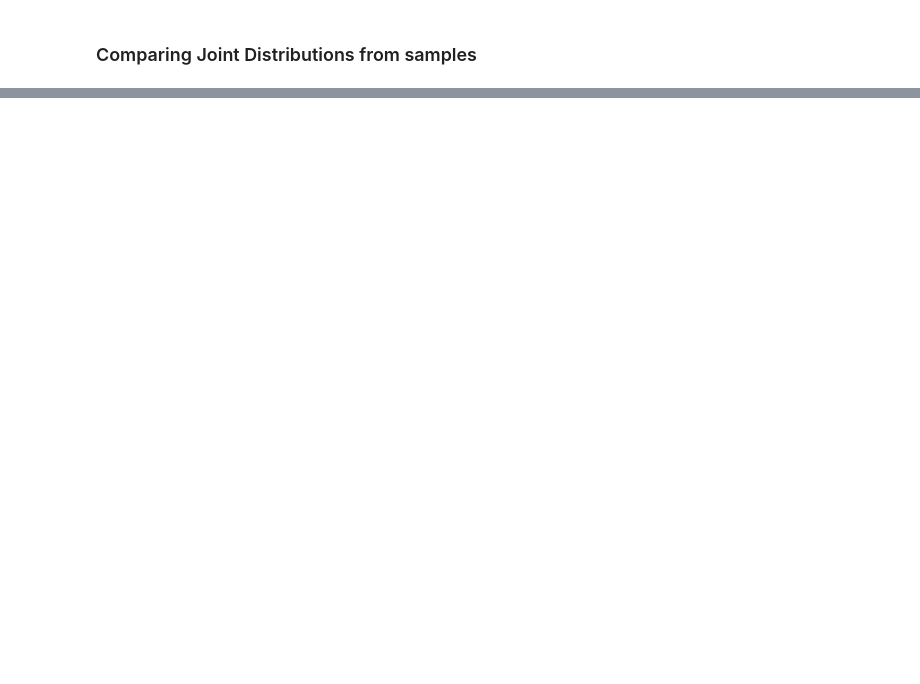
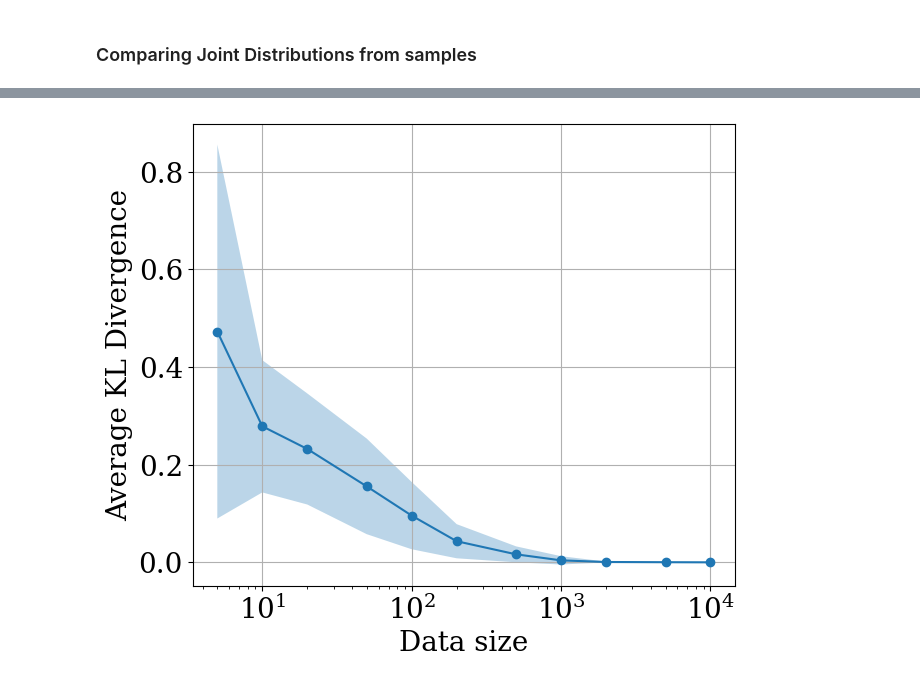
Before and after one commit to pratik2358/bayes_net_learning, a Jupyter notebook: code/alarm_example.ipynb, the cells around one changed output, grey strips where cells are left out. Saved outputs shown, nothing was run; the diff lists cells and outputs as text; code cells hidden in the pictures; blank space fills up the shorter version.

```diff
--- a/code/alarm_example.ipynb
+++ b/code/alarm_example.ipynb
@@ -62,0 +81,11 @@ plt.grid()
+# %%
+plt.figure(figsize=(7, 6))
+plt.plot(data_sizes, marginals_kl_divs.mean(axis=1), marker='o')
+plt.fill_between(data_sizes, marginals_kl_divs.mean(axis=1) - marginals_kl_divs.std(axis=1), marginals_kl_divs.mean(axis=1) + marginals_kl_divs.std(axis=1), alpha=0.3)
+plt.xlabel('Data size')
+plt.ylabel('Average KL Divergence')
+plt.xscale('log')
+plt.grid()
+plt.savefig('marginals_kl_divergence.pdf', bbox_inches='tight')
+# %% [output]
+[figure, added]
```
Also changed, not shown: parts of 9 cells of this notebook, 1 other file.
